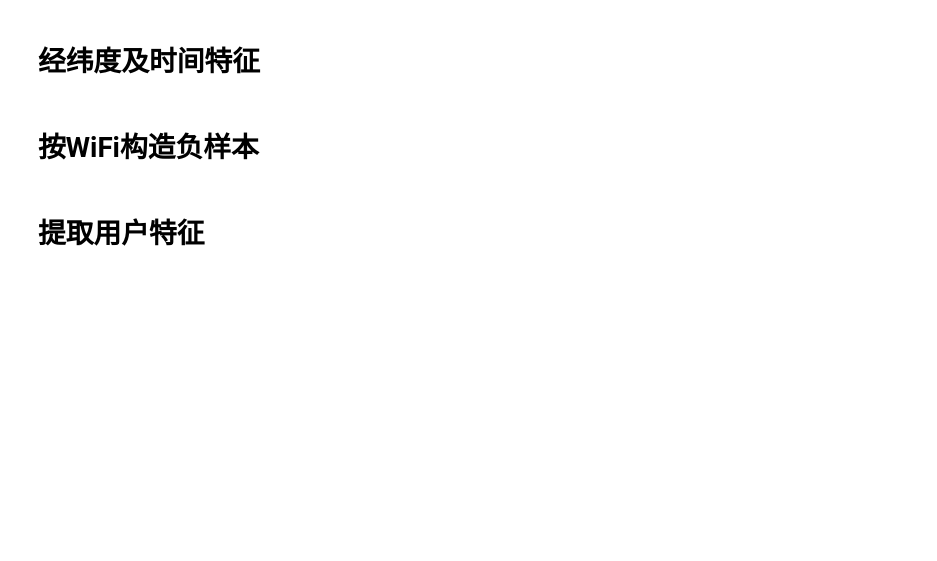
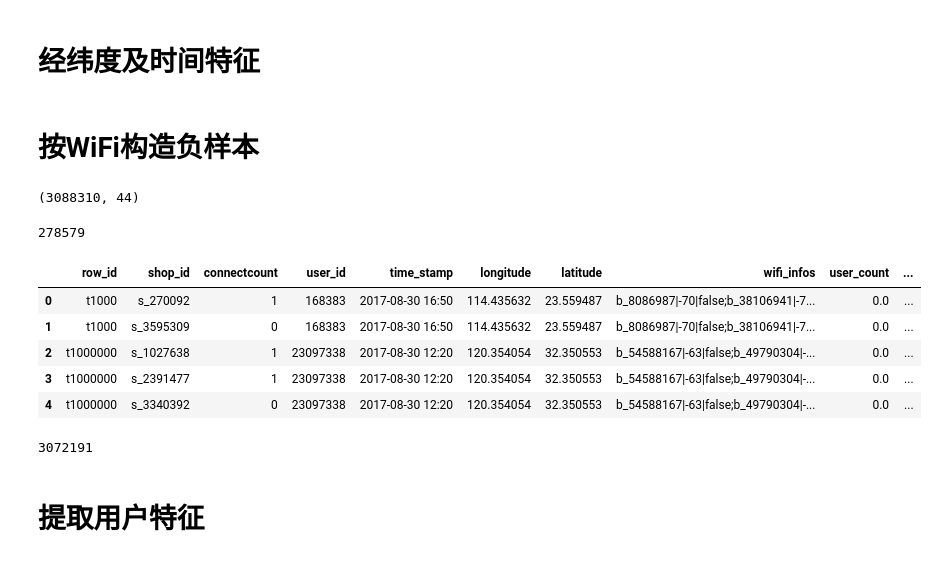
Before and after one commit to abcdddxy/kaggle, a Jupyter notebook: Shop Location/FromOther.ipynb, the cells around one changed output. Saved outputs shown, nothing was run; the diff lists cells and outputs as text; code cells hidden in the pictures; blank space fills up the shorter version.

```diff
--- a/Shop Location/FromOther.ipynb
+++ b/Shop Location/FromOther.ipynb
@@ -1,18 +1,11 @@
 # %%
-# %load fuck2.py
-"""
-Created on Mon Oct 23 19:54:44 2017
-
-@author: Administrator
-"""
-
-# -*- coding: utf-8 -*
 import os
 import gc
 import time
 import pickle
 import numpy as np
 import pandas as pd
+pd.set_option('display.max_columns', None)
 import math
 from collections import defaultdict
 
@@ -25,11 +18,14 @@ InteractiveShell.ast_node_interactivity = "all"
 from pylab import rcParams
 rcParams['figure.figsize'] = 14, 6
 
+import warnings
+warnings.filterwarnings("ignore")
+
 #中文字体
 import matplotlib
 matplotlib.use('qt4agg')
 #指定默认字体
 matplotlib.rcParams['font.sans-serif'] = ['SimHei']
-matplotlib.rcParams['font.family']='sans-serif'
+matplotlib.rcParams['font.family'] = 'sans-serif'
 #解决负号'-'显示为方块的问题
 matplotlib.rcParams['axes.unicode_minus'] = False
@@ -187,6 +190,23 @@ def wifi_rowid_conenct(test):
     return t_data
 # %% [markdown]
 # 按WiFi构造负样本
+# %%
+train_feat.shape
+train_feat.label.sum()
+train_feat.head()
+# %% [output]
+(3088310, 44)
+278579
+|  | row_id | shop_id | connectcount | user_id | time_stamp | longitude | latitude | wifi_infos | user_count | ... |
+| 0 | t1000 | s_270092 | 1 | 168383 | 2017-08-30 16:50 | 114.435632 | 23.559487 | b_8086987|-70|false;b_38106941|-7... | 0.0 | ... |
+| 1 | t1000 | s_3595309 | 0 | 168383 | 2017-08-30 16:50 | 114.435632 | 23.559487 | b_8086987|-70|false;b_38106941|-7... | 0.0 | ... |
+| 2 | t1000000 | s_1027638 | 1 | 23097338 | 2017-08-30 12:20 | 120.354054 | 32.350553 | b_54588167|-63|false;b_49790304|-... | 0.0 | ... |
+| 3 | t1000000 | s_2391477 | 1 | 23097338 | 2017-08-30 12:20 | 120.354054 | 32.350553 | b_54588167|-63|false;b_49790304|-... | 0.0 | ... |
+| 4 | t1000000 | s_3340392 | 0 | 23097338 | 2017-08-30 12:20 | 120.354054 | 32.350553 | b_54588167|-63|false;b_49790304|-... | 0.0 | ... |
+# %%
+len(list(train_feat.iloc[0].knn_values))
+# %% [output]
+3072191
 # %%
 #构造wifishop对应信息
 def get_wifi_shop_info(train):
```
Also changed, not shown: parts of 14 cells of this notebook, 4 other files.
